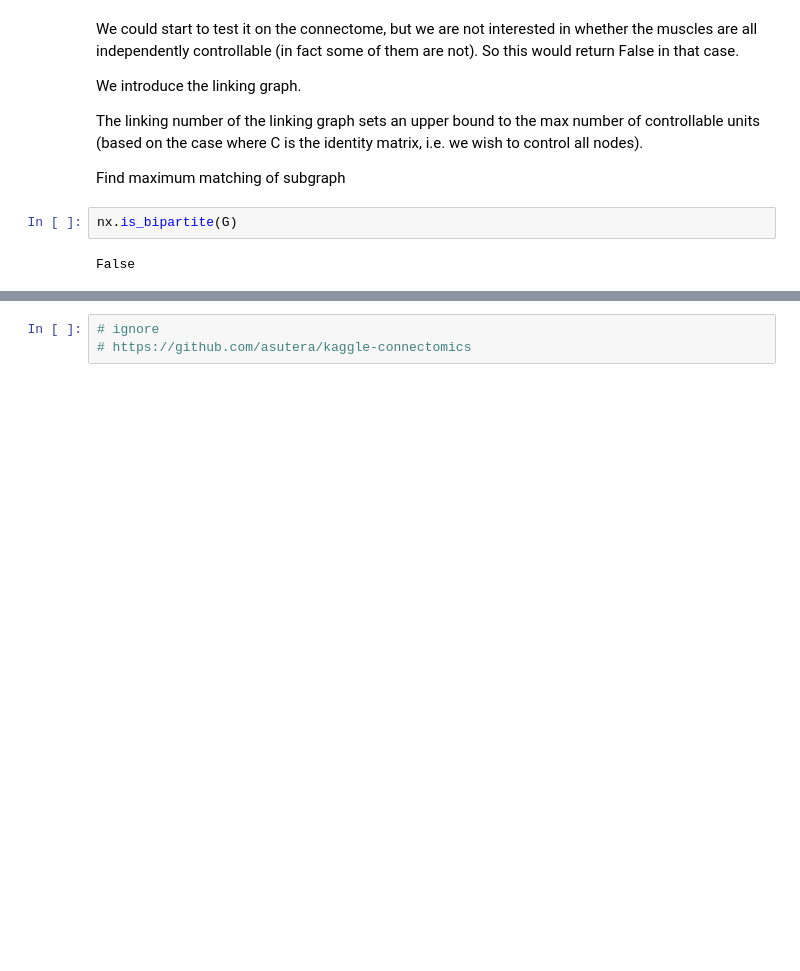
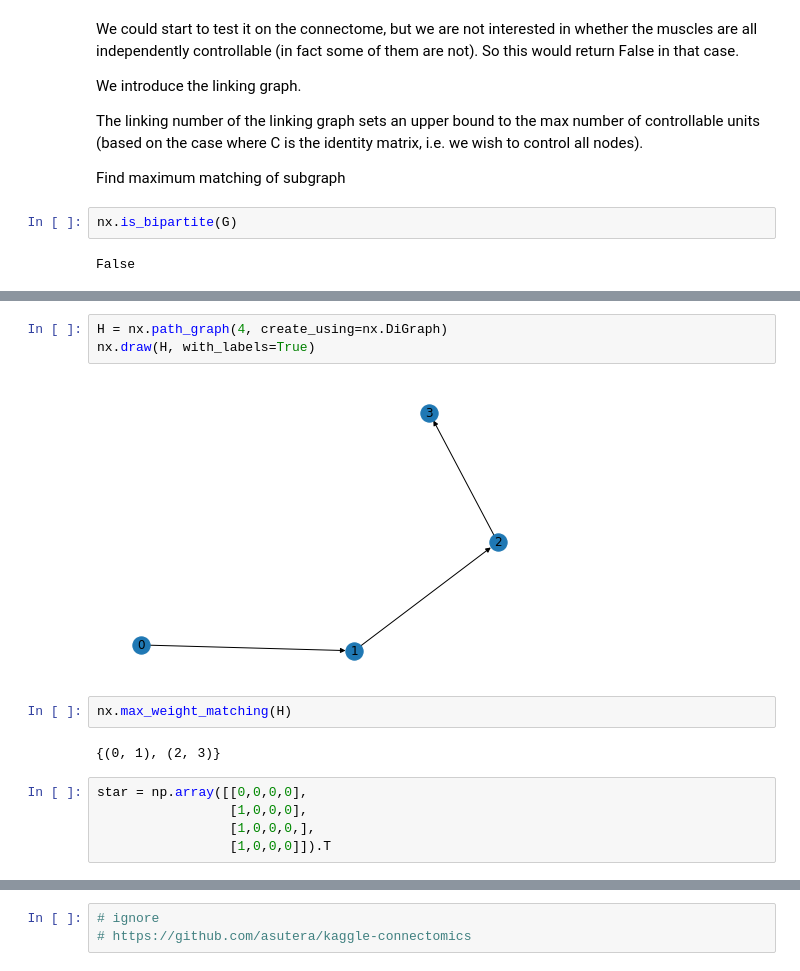
Before and after one commit to oercompbiomed/CBM101, a Jupyter notebook: D_Network_analysis/4_Connectome_C_elegans.ipynb, the cells around one changed output, grey strips where cells are left out. Saved outputs shown, nothing was run; the diff lists cells and outputs as text; blank space fills up the shorter version.

Commit message:
added linking graph from Towlson, directed bipartite matching algorithm

```diff
--- a/D_Network_analysis/4_Connectome_C_elegans.ipynb
+++ b/D_Network_analysis/4_Connectome_C_elegans.ipynb
@@ -1034,0 +1071,14 @@ def linking_graph():
+# %%
+H = nx.path_graph(4, create_using=nx.DiGraph)
+nx.draw(H, with_labels=True)
+# %% [output]
+[figure, added]
+# %%
+nx.max_weight_matching(H)
+# %% [output]
+{(0, 1), (2, 3)}
+# %%
+star = np.array([[0,0,0,0],
+                 [1,0,0,0],
+                 [1,0,0,0,],
+                 [1,0,0,0]]).T
```
Also changed, not shown: parts of 54 cells of this notebook.
